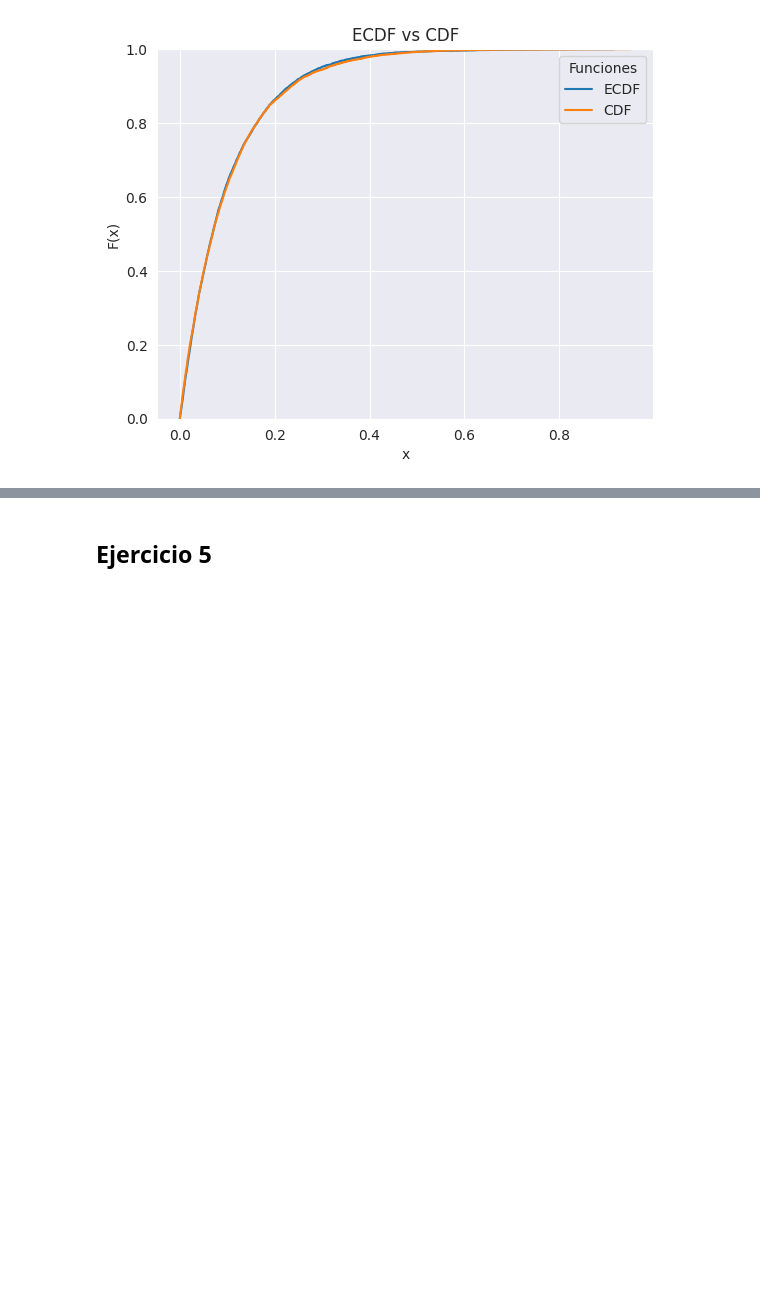
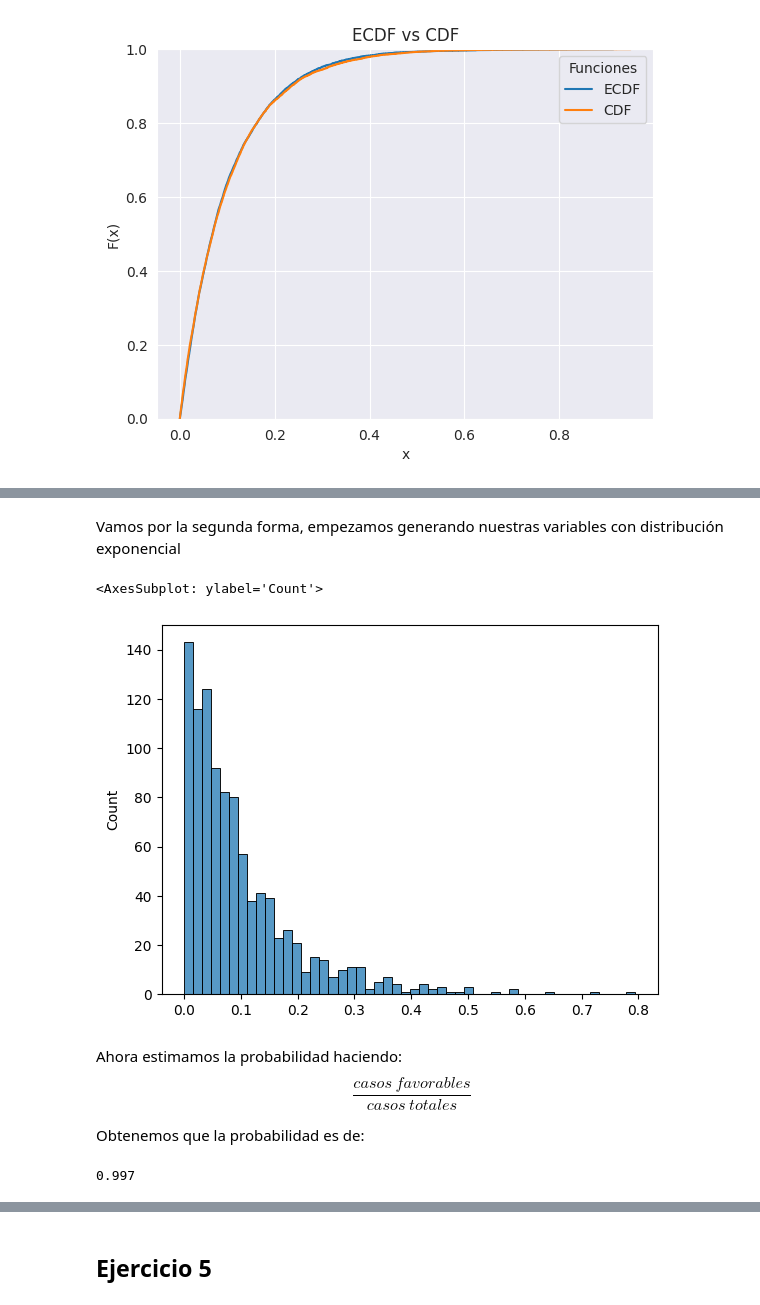
Before and after one commit to delpinor/tp-simulacion, a Jupyter notebook: TP1/ej_01.ipynb, the cells around one changed output, grey strips where cells are left out. Drawn from its saved outputs; the diff is of its cells as text; code cells hidden in the pictures; blank space fills up the shorter version.

```diff
--- a/TP1/ej_01.ipynb
+++ b/TP1/ej_01.ipynb
@@ -618,0 +659,35 @@ grafico_arribos_vs_tiempo(tiempos, arribos)
+# %% [markdown]
+Vamos por la segunda forma, empezamos generando nuestras variables con distribución exponencial
+# %%
+def generar_exponenciales(cantidad, tasa):
+    exp = []
+    for i in range(0,cantidad):
+        u = generador.rnd_cero_uno()
+        exp.append(-np.log(1 - u)/tasa)
+    return exp
+# %%
+# Generamos las variables exponenciales
+exp = generar_exponenciales(1000, tasa)
+
+# Graficamos histograma para ver su distribucion
+sns.histplot(exp, bins=50)
+# %% [output]
+<AxesSubplot: ylabel='Count'>
+[figure, added]
+# %% [markdown]
+Ahora estimamos la probabilidad haciendo:
+    $$
+    \frac{casos\ favorables}{casos\ totales}
+    $$
+
+Obtenemos que la probabilidad es de:
+# %%
+casos_favorables = 0
+for e in exp:
+    if e < 0.6:
+        casos_favorables+=1
+
+proba = casos_favorables/len(exp)
+proba
+# %% [output]
+0.997
```
Also changed, not shown: parts of 20 cells of this notebook.
